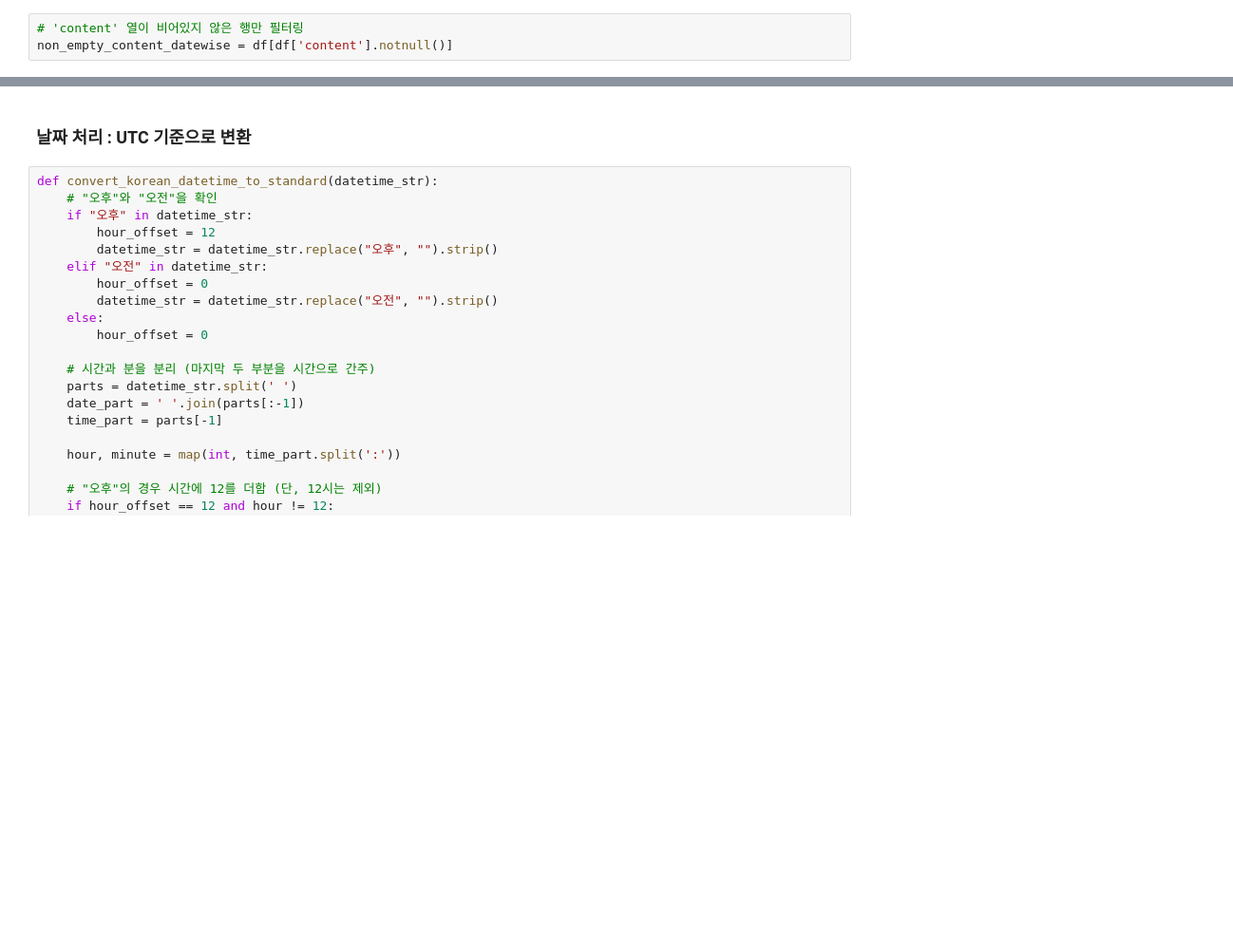
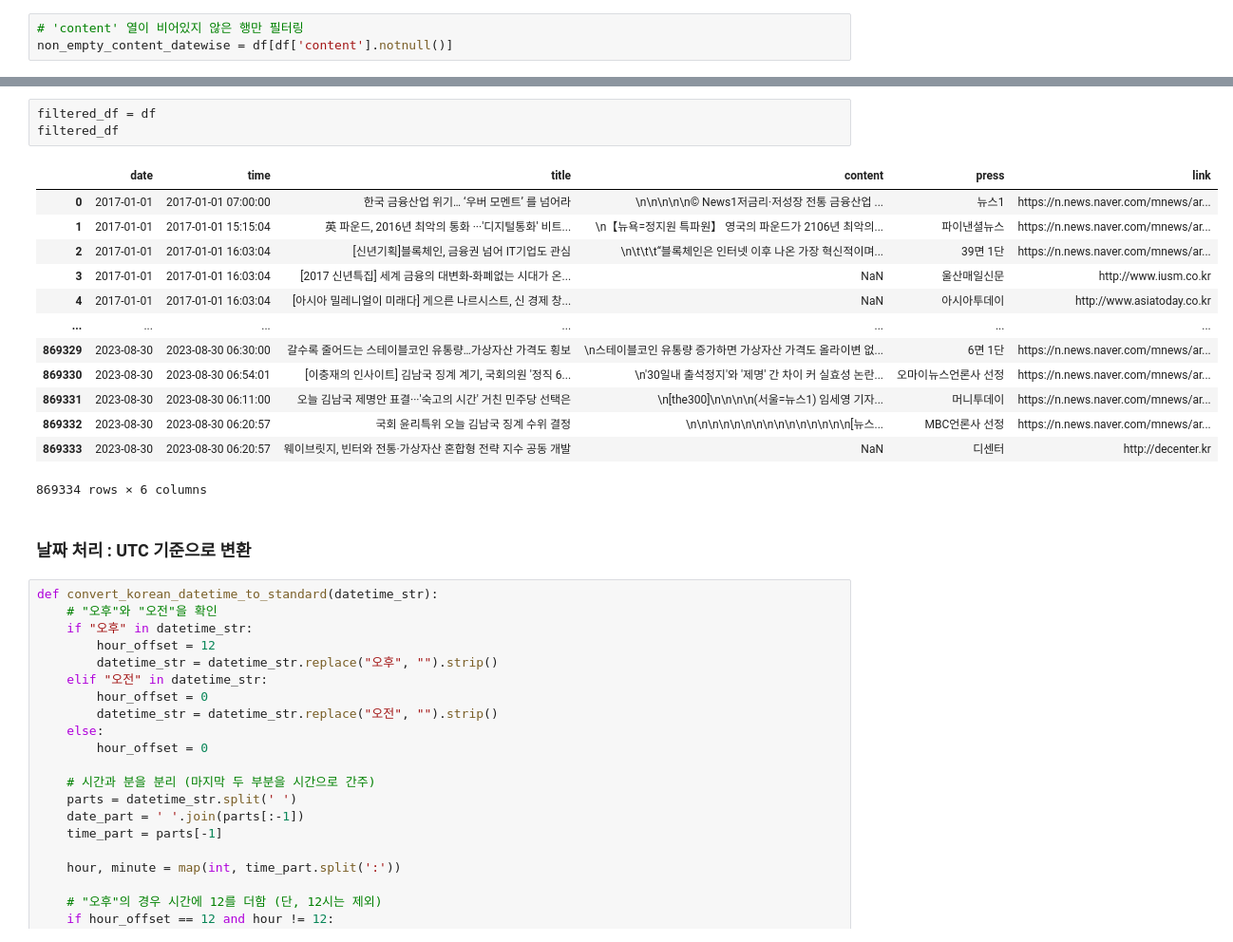
Before and after one commit to boyu571/LLM_based_investment_research, a Jupyter notebook: kor_news_data/preprocessing_v3.ipynb, the cells around one changed output, grey strips where cells are left out. Shown at 95% size. Cells and saved outputs as stored; diff of their text form; blank space fills up the shorter version.

```diff
--- a/kor_news_data/preprocessing_v3.ipynb
+++ b/kor_news_data/preprocessing_v3.ipynb
@@ -81,4 +125,21 @@ print(len(removed_df))
 47630
+# %%
+filtered_df = df
+filtered_df
+# %% [output]
+|  | date | time | title | content | press | link |
+| 0 | 2017-01-01 | 2017-01-01 07:00:00 | 한국 금융산업 위기… ‘우버 모멘트’ 를 넘어라 | \n\n\n\n\n© News1저금리·저성장 전통 금융산업 ... | 뉴스1 | https://n.news.naver.com/mnews/ar... |
+| 1 | 2017-01-01 | 2017-01-01 15:15:04 | 英 파운드, 2016년 최악의 통화 ···'디지털통화' 비트... | \n【뉴욕=정지원 특파원】 영국의 파운드가 2106년 최악의... | 파이낸셜뉴스 | https://n.news.naver.com/mnews/ar... |
+| 2 | 2017-01-01 | 2017-01-01 16:03:04 | [신년기획]블록체인, 금융권 넘어 IT기업도 관심 | \n\t\t\t“블록체인은 인터넷 이후 나온 가장 혁신적이며... | 39면 1단 | https://n.news.naver.com/mnews/ar... |
+| 3 | 2017-01-01 | 2017-01-01 16:03:04 | [2017 신년특집] 세계 금융의 대변화-화폐없는 시대가 온... | NaN | 울산매일신문 | http://www.iusm.co.kr |
+| 4 | 2017-01-01 | 2017-01-01 16:03:04 | [아시아 밀레니얼이 미래다] 게으른 나르시스트, 신 경제 창... | NaN | 아시아투데이 | http://www.asiatoday.co.kr |
+| ... | ... | ... | ... | ... | ... | ... |
+| 869329 | 2023-08-30 | 2023-08-30 06:30:00 | 갈수록 줄어드는 스테이블코인 유통량…가상자산 가격도 횡보 | \n스테이블코인 유통량 증가하면 가상자산 가격도 올라이변 없... | 6면 1단 | https://n.news.naver.com/mnews/ar... |
+| 869330 | 2023-08-30 | 2023-08-30 06:54:01 | [이충재의 인사이트] 김남국 징계 계기, 국회의원 '정직 6... | \n'30일내 출석정지'와 '제명' 간 차이 커 실효성 논란... | 오마이뉴스언론사 선정 | https://n.news.naver.com/mnews/ar... |
+| 869331 | 2023-08-30 | 2023-08-30 06:11:00 | 오늘 김남국 제명안 표결···'숙고의 시간' 거친 민주당 선택은 | \n[the300]\n\n\n\n(서울=뉴스1) 임세영 기자... | 머니투데이 | https://n.news.naver.com/mnews/ar... |
+| 869332 | 2023-08-30 | 2023-08-30 06:20:57 | 국회 윤리특위 오늘 김남국 징계 수위 결정 | \n\n\n\n\n\n\n\n\n\n\n\n\n\n\n[뉴스... | MBC언론사 선정 | https://n.news.naver.com/mnews/ar... |
+| 869333 | 2023-08-30 | 2023-08-30 06:20:57 | 웨이브릿지, 빈터와 전통·가상자산 혼합형 전략 지수 공동 개발 | NaN | 디센터 | http://decenter.kr |
+869334 rows × 6 columns
 # %% [markdown]
 ### 날짜 처리 : UTC 기준으로 변환
 # %%
```
Also changed, not shown: parts of 12 cells of this notebook, 5 other files.
